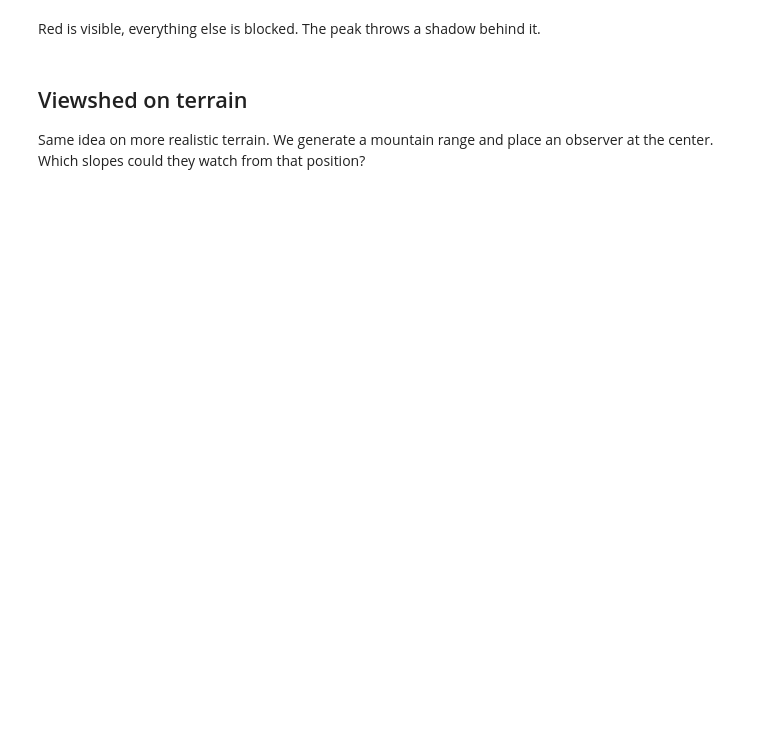
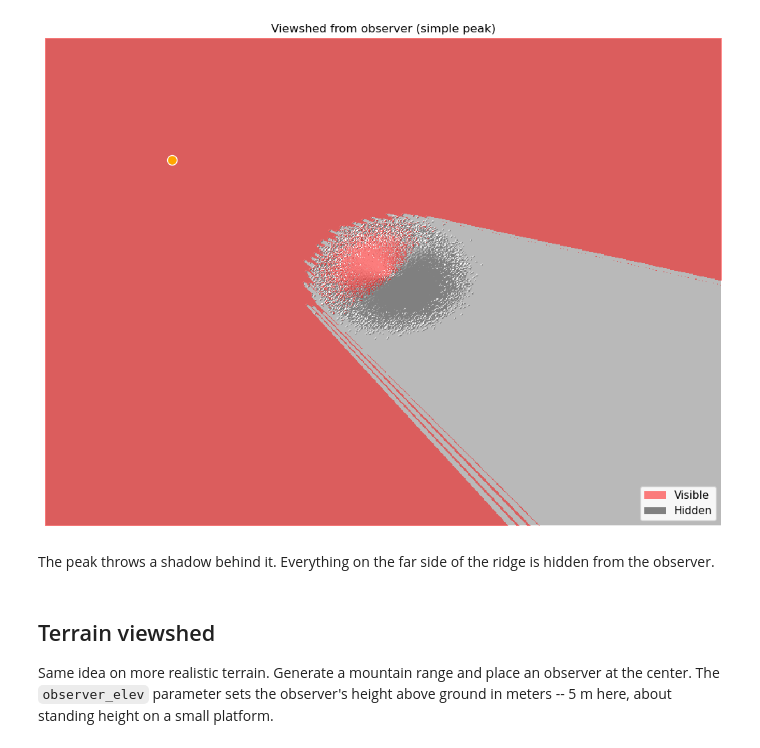
Before and after one commit to makepath/xarray-spatial, a Jupyter notebook: examples/user_guide/31_Viewshed.ipynb, the cells around one changed output. Cells and saved outputs as stored; diff of their text form; code cells hidden in the pictures; blank space fills up the shorter version.

```diff
--- a/examples/user_guide/31_Viewshed.ipynb
+++ b/examples/user_guide/31_Viewshed.ipynb
@@ -68,20 +75,27 @@ Viewshed marks each cell visible or not. Visible cells show up in red.
 # %%
-# Takes a moment
-%time view = normal_agg.xrs.viewshed(x=OBSERVER_X, y=OBSERVER_Y)
+view = normal_agg.xrs.viewshed(x=OBSERVER_X, y=OBSERVER_Y)
 
 visible = view.where(view >= 0)
 
 fig, ax = plt.subplots(figsize=(10, 7.5))
-normal_illuminated.plot.imshow(ax=ax, cmap='gray', alpha=128/255, add_colorbar=False)
-visible.plot.imshow(ax=ax, cmap=ListedColormap(['red']), alpha=128/255, add_colorbar=False)
+normal_illuminated.plot.imshow(ax=ax, cmap='gray', alpha=0.5, add_colorbar=False)
+visible.plot.imshow(ax=ax, cmap=ListedColormap(['red']), alpha=0.5, add_colorbar=False)
 ax.scatter([OBSERVER_X], [OBSERVER_Y], c='orange', s=100, zorder=5, edgecolors='white')
+ax.legend(handles=[Patch(facecolor='red', alpha=0.5, label='Visible'),
+                   Patch(facecolor='gray', label='Hidden')],
+          loc='lower right', fontsize=11, framealpha=0.9)
+ax.set_title('Viewshed from observer (simple peak)')
 ax.set_axis_off()
+plt.tight_layout()
+plt.show()
+# %% [output]
+[figure, added]
 # %% [markdown]
-Red is visible, everything else is blocked. The peak throws a shadow behind it.
+The peak throws a shadow behind it. Everything on the far side of the ridge is hidden from the observer.
 # %% [markdown]
-## Viewshed on terrain
+## Terrain viewshed
 
-Same idea on more realistic terrain. We generate a mountain range and place an observer at the center. Which slopes could they watch from that position?
+Same idea on more realistic terrain. Generate a mountain range and place an observer at the center. The `observer_elev` parameter sets the observer's height above ground in meters -- 5 m here, about standing height on a small platform.
 # %%
 terrain = xr.DataArray(np.zeros((H, W)))
 terrain = terrain.xrs.generate_terrain(
```
Also changed, not shown: parts of 13 cells of this notebook, 1 other file.
